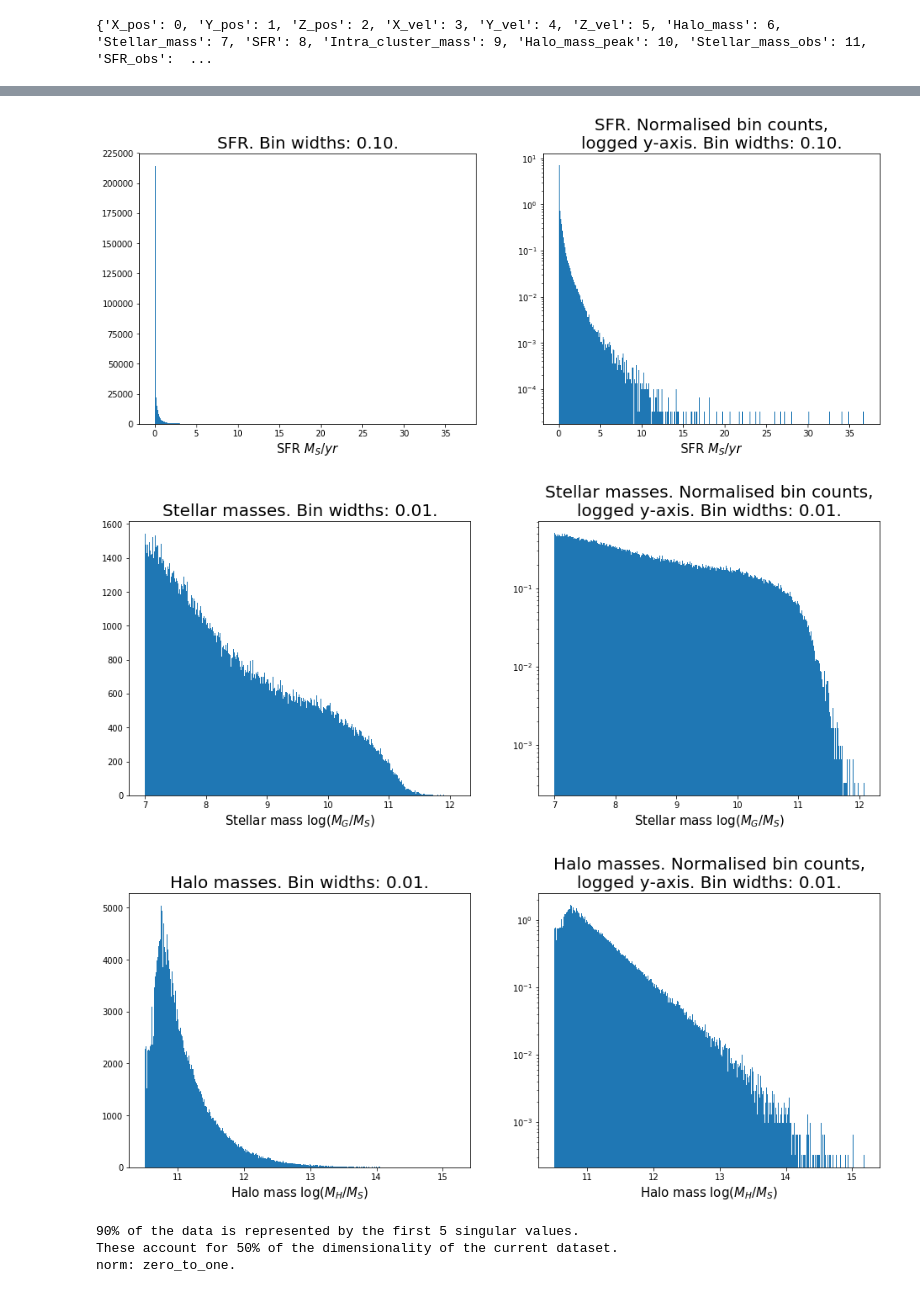
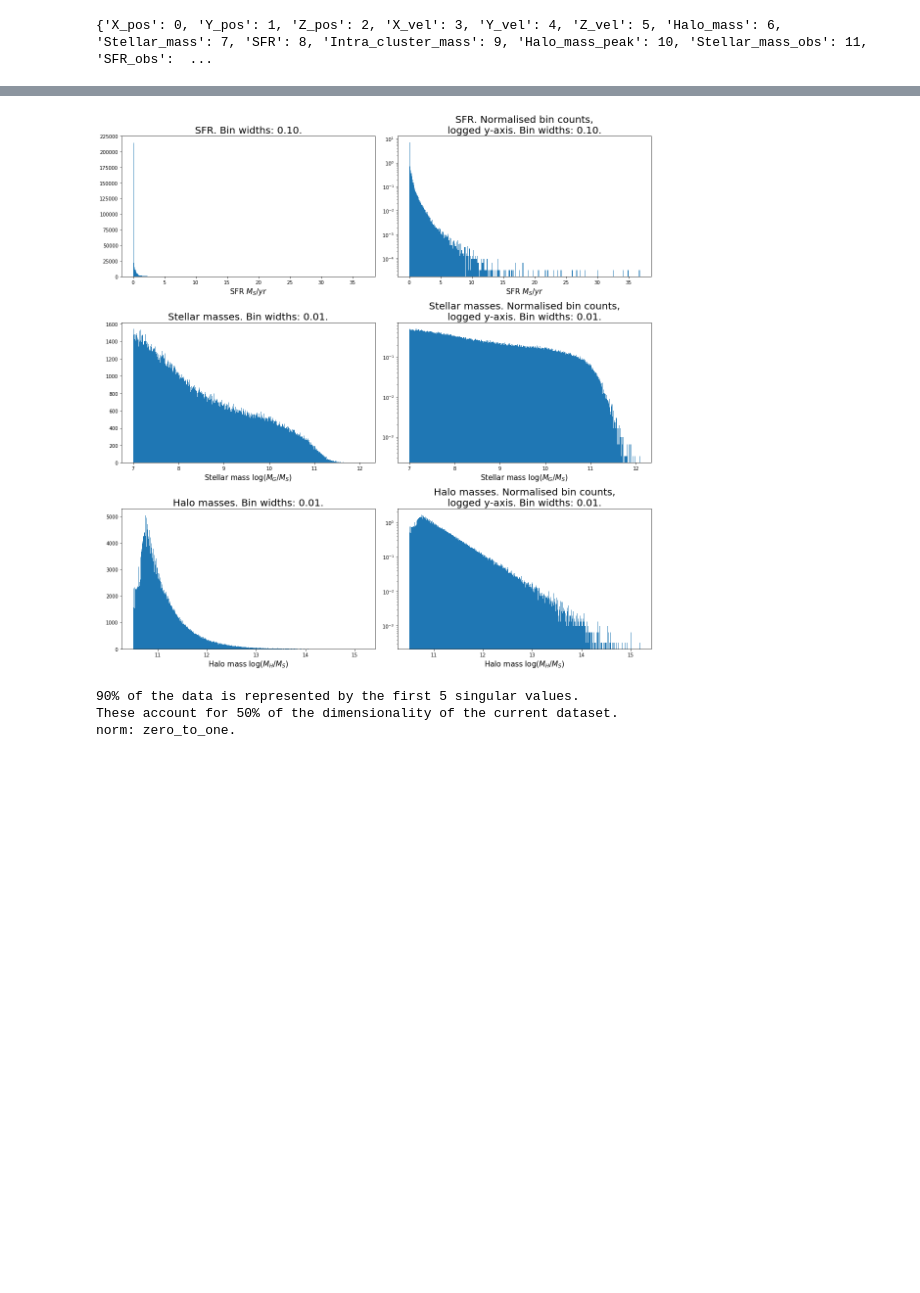
Before and after one commit to magnus-lindstrom/masters-project-galaxy-formation, a Jupyter notebook: code/non_network_notebooks/analyse_data.ipynb, the cells around one changed output, grey strips where cells are left out. Cells and saved outputs as stored; diff of their text form; code cells hidden in the pictures; blank space fills up the shorter version.

```diff
--- a/code/non_network_notebooks/analyse_data.ipynb
+++ b/code/non_network_notebooks/analyse_data.ipynb
@@ -147,51 +151,50 @@ max_sfr = np.max(galaxies[:, data_keys['SFR']])
 min_sfr = np.min(galaxies[:, data_keys['SFR']])
 bins = np.arange(min_sfr, max_sfr + bin_width_sfr, bin_width_sfr)
 %matplotlib inline
-fig = plt.figure(figsize = (16,6))
-ax1 = plt.subplot(121)
+fig1 = plt.figure(figsize = (16,16))
+ax1 = plt.subplot(321)
 plt.hist(galaxies[:, data_keys['SFR']], bins = bins, density = False, label = 'SFR %s' % (unit_dict['SFR']))
 plt.title('SFR. Bin widths: %.2f.' % (bin_width_sfr), fontsize=20)
 plt.xlabel('SFR '+unit_dict['SFR'], fontsize=15)
-ax2 = plt.subplot(122)
+ax2 = plt.subplot(322)
 plt.hist(galaxies[:, data_keys['SFR']], bins = bins, density = True, log = True)
 plt.title('SFR. Normalised bin counts,\nlogged y-axis. Bin widths: %.2f.' % (bin_width_sfr), fontsize=20)
 plt.xlabel('SFR '+unit_dict['SFR'], fontsize=15)
-plt.show()
+#plt.show()
 
 max_stellar_mass = np.max(galaxies[:, data_keys['Stellar_mass']])
 min_stellar_mass = np.min(galaxies[:, data_keys['Stellar_mass']])
 bins = np.arange(min_stellar_mass, max_stellar_mass + bin_width_stellar_mass, bin_width_stellar_mass)
-%matplotlib inline
-fig = plt.figure(figsize = (16,6))
-ax1 = plt.subplot(121)
+#%matplotlib inline
+#fig2 = plt.figure(figsize = (16,6))
+ax1 = plt.subplot(323)
 plt.hist(galaxies[:, data_keys['Stellar_mass']], bins = bins, density = False,
          label = 'Stellar_mass %s' % (unit_dict['Stellar_mass']))
 plt.title('Stellar masses. Bin widths: %.2f.' % (bin_width_stellar_mass), fontsize=20)
 plt.xlabel('Stellar mass '+unit_dict['Stellar_mass'], fontsize=15)
-ax2 = plt.subplot(122)
+ax2 = plt.subplot(324)
 plt.hist(galaxies[:, data_keys['Stellar_mass']], bins = bins, density = True, log = True)
 plt.title('Stellar masses. Normalised bin counts,\nlogged y-axis. Bin widths: %.2f.' %
           (bin_width_stellar_mass), fontsize=20)
 plt.xlabel('Stellar mass '+unit_dict['Stellar_mass'], fontsize=15)
-plt.show()
+#plt.show()
 
 max_halo_mass = np.max(galaxies[:, data_keys['Halo_mass']])
 min_halo_mass = np.min(galaxies[:, data_keys['Halo_mass']])
 bins = np.arange(min_halo_mass, max_halo_mass + bin_width_halo_mass, bin_width_halo_mass)
-%matplotlib inline
-fig = plt.figure(figsize = (16,6))
-ax1 = plt.subplot(121)
+#%matplotlib inline
+#fig3 = plt.figure(figsize = (16,6))
+ax1 = plt.subplot(325)
 plt.hist(galaxies[:, data_keys['Halo_mass']], bins = bins, density = False,
          label = 'Halo_mass %s' % (unit_dict['Halo_mass']))
 plt.title('Halo masses. Bin widths: %.2f.' % (bin_width_halo_mass), fontsize=20)
 plt.xlabel('Halo mass '+unit_dict['Halo_mass'], fontsize=15)
-ax2 = plt.subplot(122)
+ax2 = plt.subplot(326)
 plt.hist(galaxies[:, data_keys['Halo_mass']], bins = bins, density = True, log = True)
 plt.title('Halo masses. Normalised bin counts,\nlogged y-axis. Bin widths: %.2f.' %
           (bin_width_halo_mass), fontsize=20)
 plt.xlabel('Halo mass '+unit_dict['Halo_mass'], fontsize=15)
+plt.tight_layout()
 plt.show()
 # %% [output]
-[figure, old version]
+[figure, new version]
-[figure, removed]
-[figure, removed]
```
Also changed, not shown: parts of 7 cells of this notebook, 6 other files.
